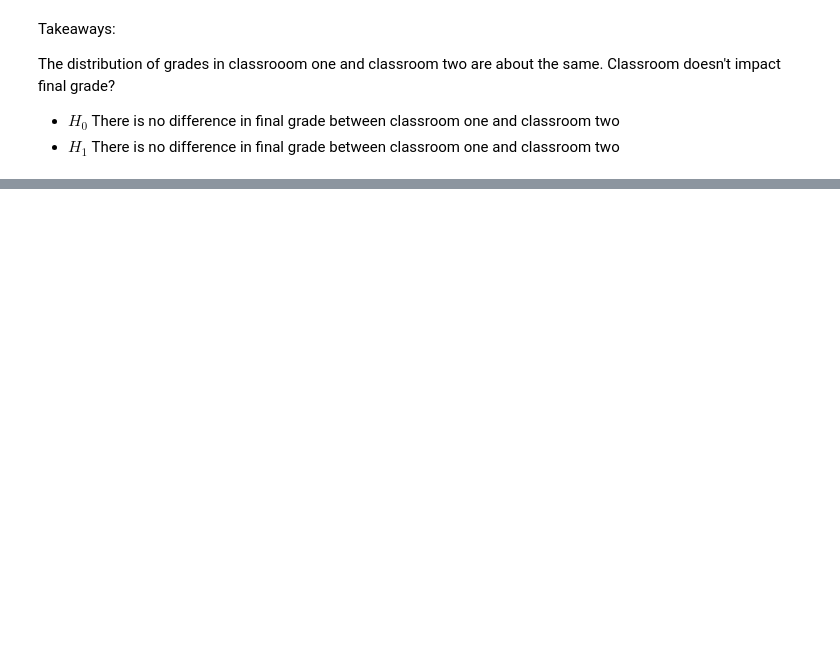
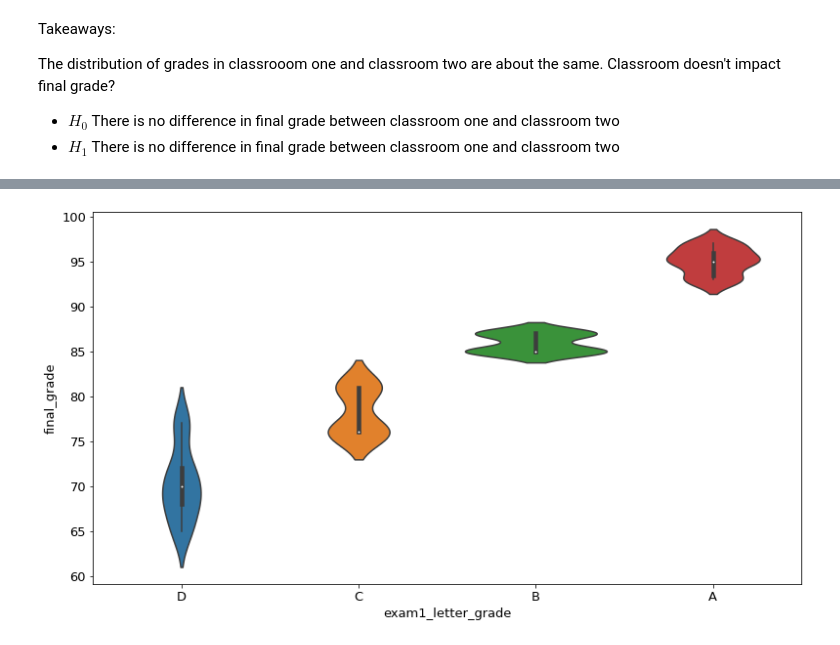
Before and after one commit to Promeos/regression-exercises, a Jupyter notebook: exploration-lesson.ipynb, the cells around one changed output, grey strips where cells are left out. Cells and saved outputs as stored; diff of their text form; code cells hidden in the pictures; blank space fills up the shorter version.

```diff
--- a/exploration-lesson.ipynb
+++ b/exploration-lesson.ipynb
@@ -141,0 +156,7 @@ p-value 88.25%
+# %%
+sns.violinplot(data=train,
+               y='final_grade',
+               x='exam1_letter_grade'
+             );
+# %% [output]
+[figure, added]
```
Also changed, not shown: parts of 21 cells of this notebook.
